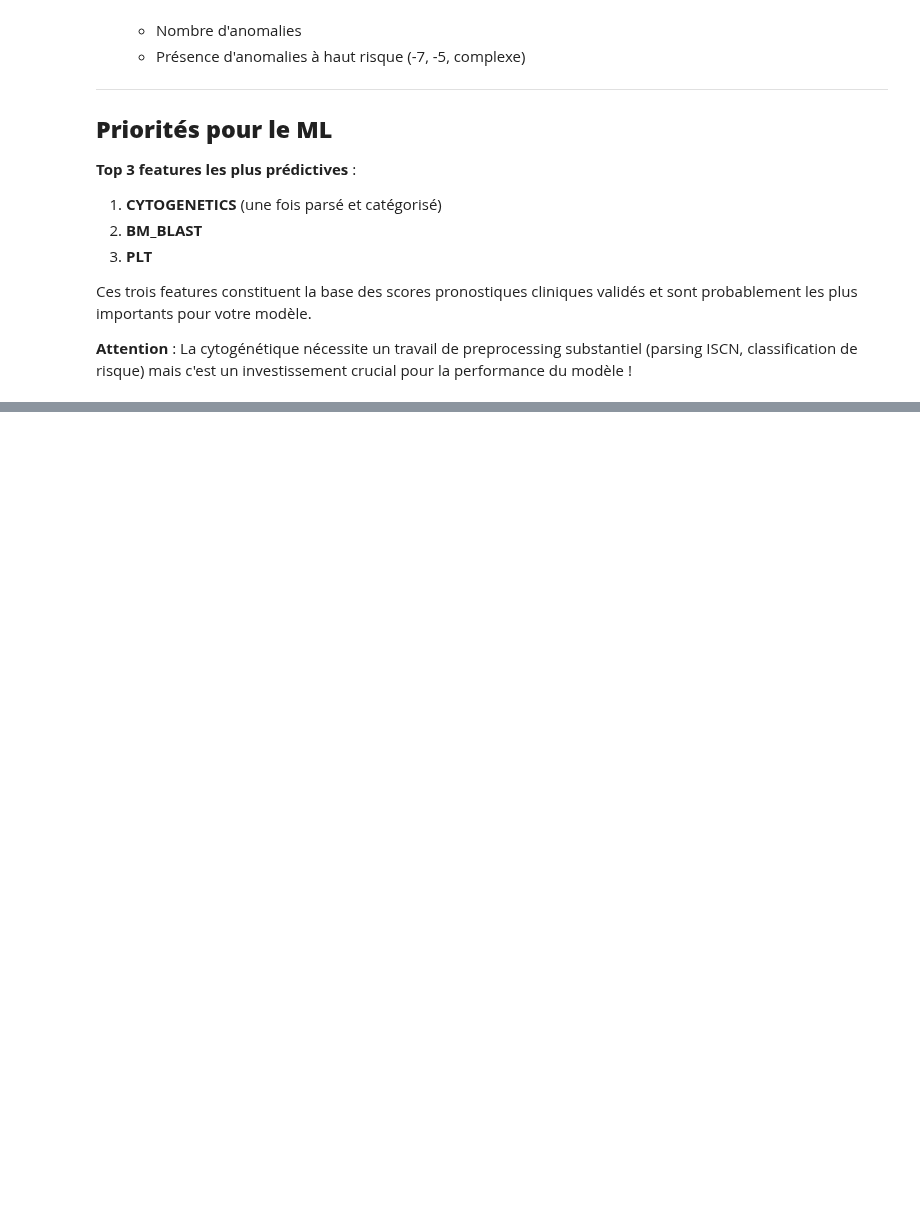
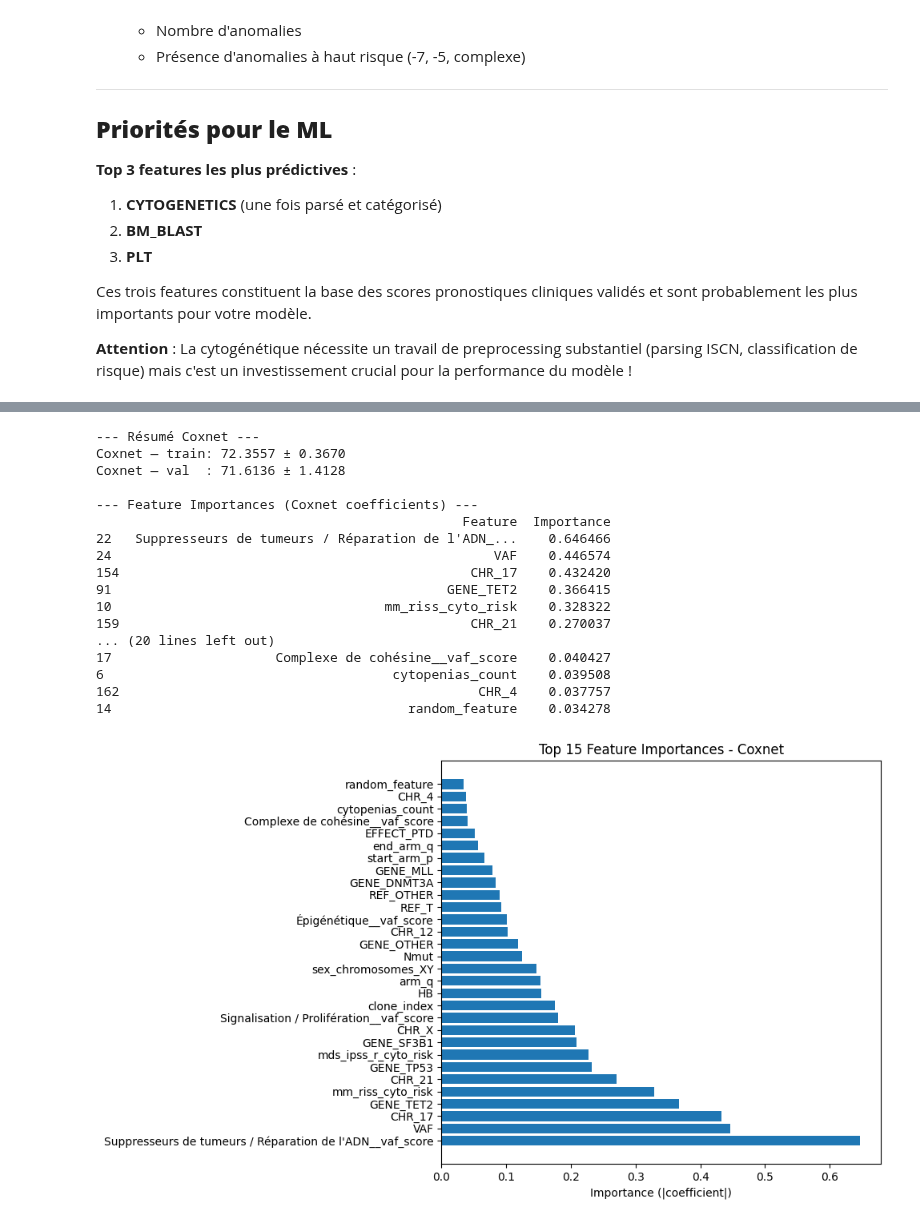
Before and after one commit to NzoCs/ens_data_challenge, a Jupyter notebook: notebooks/benchmark_feat_eng.ipynb, the cells around one changed output, grey strips where cells are left out. Saved outputs shown, nothing was run; the diff lists cells and outputs as text; code cells hidden in the pictures; blank space fills up the shorter version.

```diff
--- a/notebooks/benchmark_feat_eng.ipynb
+++ b/notebooks/benchmark_feat_eng.ipynb
@@ -459 +522,8 @@ X_test_sub = X_test[features].replace([np.inf, -np.inf], np.nan).fillna(0)
+# %%
+features = clin_features + mol_features + cyto_features
+# %%
+X_clin = clinical_train_processed.copy()
+X_clin_mol = pd.merge(X_clin, final_molecular_train_processed.copy(), on='ID', how='outer')
+X = pd.merge(X_clin_mol, final_cytogenetic_train_processed.copy(), on='ID', how='outer')
+X.fillna(0, inplace=True)
 # %%
@@ -474,0 +574,12 @@ X
+# %%
+# Aligner X et targets_clean par ID pour éviter les décalages
+common_ids = set(targets_clean['ID']) & set(X['ID'])
+X = X[X['ID'].isin(common_ids)].sort_values('ID').reset_index(drop=True)
+X = X[features]
+targets_clean = targets_clean[targets_clean['ID'].isin(common_ids)].sort_values('ID').reset_index(drop=True)
+
+# Recréer la target alignée
+y = Surv.from_arrays(
+    event=targets_clean["OS_STATUS"].astype(bool),
+    time=targets_clean["OS_YEARS"]
+)
@@ -608,0 +689,51 @@ plt.show()
+# %%
+# Résumé Coxnet + Feature Importances
+print("\n--- Résumé Coxnet ---")
+coxnet_tr_mean = np.nanmean(coxnet_train_scores)
+coxnet_tr_std  = np.nanstd(coxnet_train_scores, ddof=0)
+coxnet_val_mean = np.nanmean(coxnet_val_scores)
+coxnet_val_std  = np.nanstd(coxnet_val_scores, ddof=0)
+
+print(f"Coxnet — train: {coxnet_tr_mean * 100:.4f} ± {coxnet_tr_std* 100:.4f}")
+print(f"Coxnet — val  : {coxnet_val_mean * 100:.4f} ± {coxnet_val_std * 100:.4f}")
+
+# Feature Importances (coefficients du dernier fold)
+print("\n--- Feature Importances (Coxnet coefficients) ---")
+feature_importances = np.abs(coxnet.coef_[:, -1])
+feature_names = X.columns
+importances_df = pd.DataFrame({
+    'Feature': feature_names,
+    'Importance': feature_importances
+}).sort_values('Importance', ascending=False)
+
+nb_features = 30
+
+print(importances_df.head(nb_features))
+
+# Visualisation
+import matplotlib.pyplot as plt
+plt.figure(figsize=(10, 6))
+plt.barh(importances_df['Feature'].head(nb_features), importances_df['Importance'].head(nb_features))
+plt.xlabel('Importance (|coefficient|)')
+plt.title('Top 15 Feature Importances - Coxnet')
+plt.tight_layout()
+plt.show()
+# %% [output]
+--- Résumé Coxnet ---
+Coxnet — train: 72.3557 ± 0.3670
+Coxnet — val  : 71.6136 ± 1.4128
+
+--- Feature Importances (Coxnet coefficients) ---
+                                               Feature  Importance
+22   Suppresseurs de tumeurs / Réparation de l'ADN_...    0.646466
+24                                                 VAF    0.446574
+154                                             CHR_17    0.432420
+91                                           GENE_TET2    0.366415
+10                                   mm_riss_cyto_risk    0.328322
+159                                             CHR_21    0.270037
+... (20 lines left out)
+17                     Complexe de cohésine__vaf_score    0.040427
+6                                     cytopenias_count    0.039508
+162                                              CHR_4    0.037757
+14                                      random_feature    0.034278
+[figure, added]
```
Also changed, not shown: parts of 58 cells of this notebook, 35 other files.
